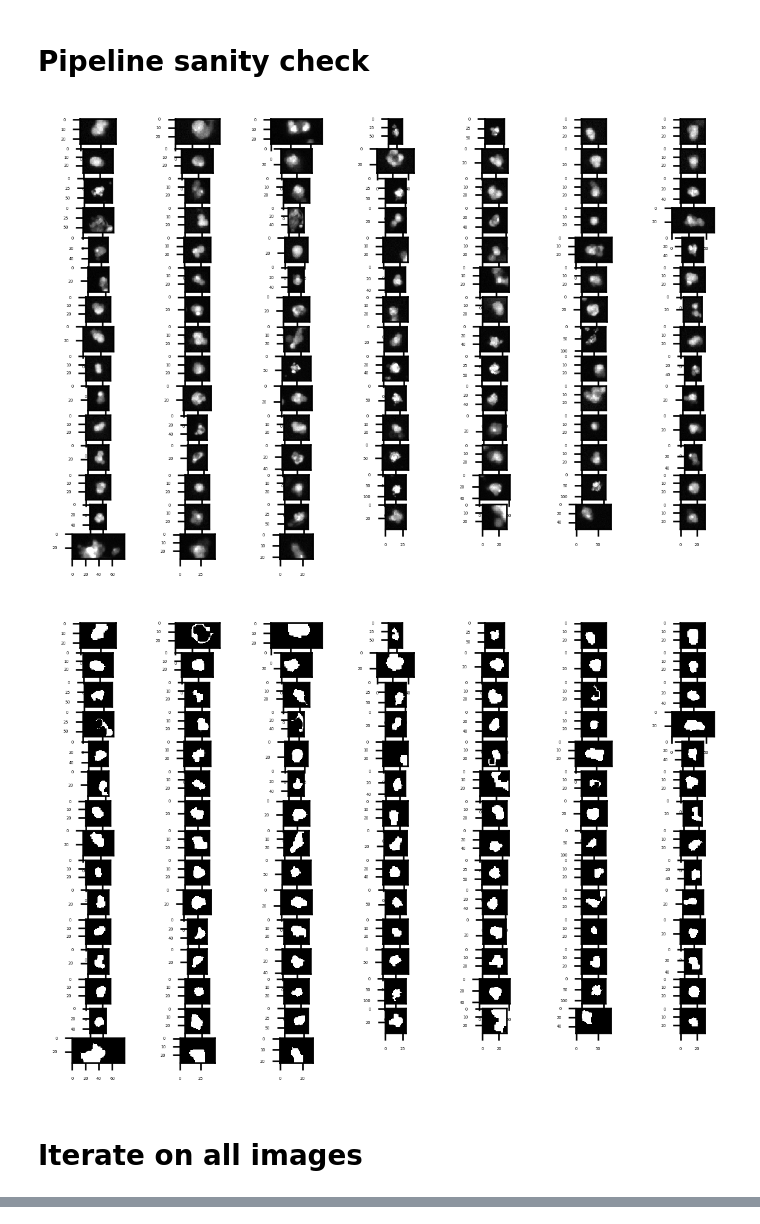
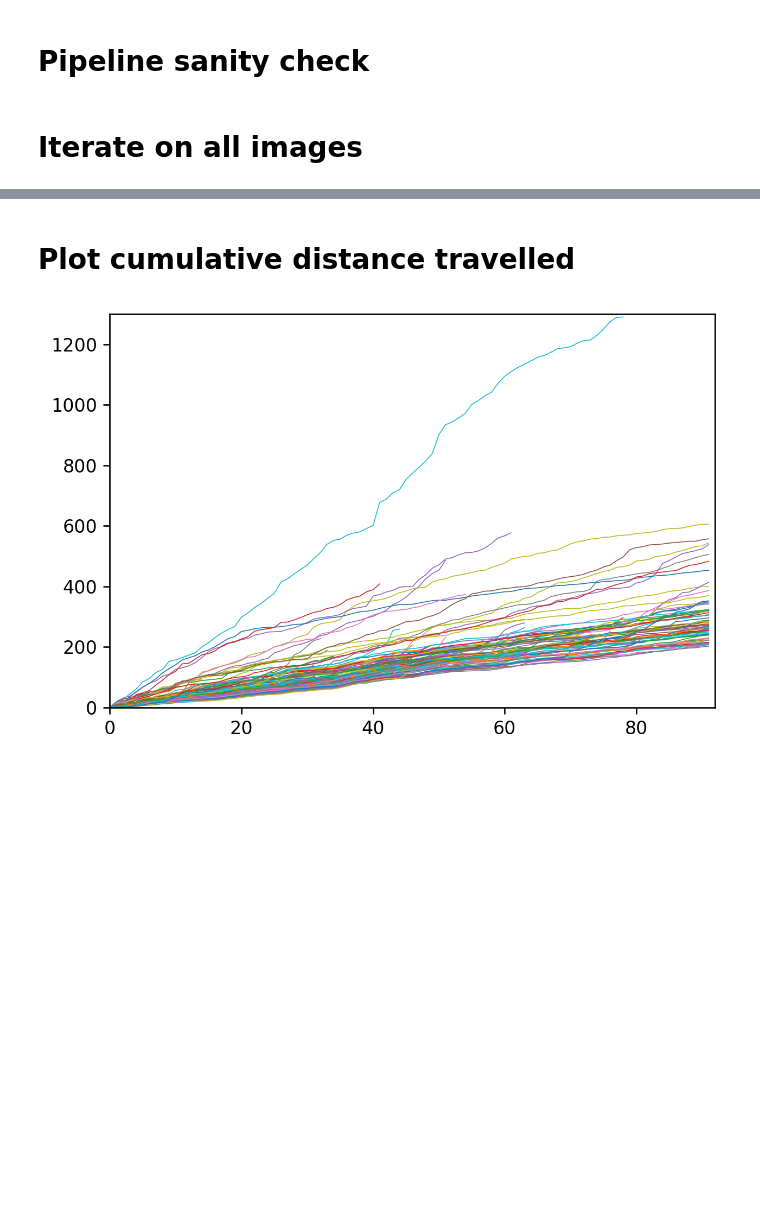
Before and after one commit to peteyeh/celltrack, a Jupyter notebook: feature_extract.ipynb, the cells around one changed output, grey strips where cells are left out. Cells and saved outputs as stored; diff of their text form; code cells hidden in the pictures; blank space fills up the shorter version.

```diff
--- a/feature_extract.ipynb
+++ b/feature_extract.ipynb
@@ -295,11 +329,11 @@ Tracking 101 cells
 # %% [markdown]
 # Proof of Concept for Image Processing Pipeline
 # %%
-im_canny = apply_canny(rfp[1])
-im_pipeline = apply_impipeline(rfp[1])
-for i in range(10): # len(cells)):
-    x, y, box_x, box_y, state = cells[i]
-    box_canny = get_box(im_canny, x, y, box_x, box_y)
-    box_pipeline= get_box(im_pipeline, x, y, box_x, box_y)
-    display_image_array([box_canny, remove_secondary_components(box_pipeline)],
-                        columns=2, dpi=150)
+# im_canny = apply_canny(rfp[1])
+# im_pipeline = apply_impipeline(rfp[1])
+# for i in range(10): # len(cells)):
+#     x, y, box_x, box_y, merge_events, distance_travelled = cells[i]
+#     box_canny = get_box(im_canny, x, y, box_x, box_y)
+#     box_pipeline= get_box(im_pipeline, x, y, box_x, box_y)
+#     display_image_array([box_canny, remove_secondary_components(box_pipeline)],
+#                         columns=2, dpi=150)
@@ -317,31 +340,46 @@ for i in range(10): # len(cells)):
 # %% [markdown]
 # Pipeline sanity check
 # %%
-def get_sub_images(image, cells):
-    boxes = []
-    for i in range(len(cells)):
-        x, y, box_x, box_y, state = cells[i]
-        box = get_box(image, x, y, box_x, box_y)
-        boxes += [box,]
-    return boxes
+# def get_sub_images(image, cells):
+#     boxes = []
+#     for i in range(len(cells)):
+#         x, y, box_x, box_y, merge_events, distance_travelled = cells[i]
+#         box = get_box(image, x, y, box_x, box_y)
+#         boxes += [box,]
+#     return boxes
 
-raw_boxes = get_sub_images(rfp[1], cells)
-processed_boxes = get_sub_images(apply_impipeline(rfp[1]), cells)
-display_image_array(raw_boxes)
-display_image_array([remove_secondary_components(box) for box in processed_boxes])
+# raw_boxes = get_sub_images(rfp[1], cells)
+# processed_boxes = get_sub_images(apply_impipeline(rfp[1]), cells)
+# display_image_array(raw_boxes)
+# display_image_array([remove_secondary_components(box) for box in processed_boxes])
-# %% [output]
-[figure, removed]
-[figure, removed]
 # %% [markdown]
 # Iterate on all images
 # %%
-gif_buffer = []
+cumulative_distance = np.zeros((len(cells), len(rfp)))
+
 for i in range(1, len(rfp)):
     image = rfp[i]
-    update_tracking(image, cells, debug=False)
+    update_tracking(image, cells)
+    cumulative_distance[:,i] = cells[:,5]
     dedup_centroids(image, cells)
     display_centroids(image, cells, save_name=str(i))
     gif_buffer.append(add_centroids_and_boxes_to_image(image, cells, gif_mode=True))
+
 imageio.mimsave('centroids.gif', gif_buffer, duration=0.4)
 # %% [markdown]
 ![](centroids.gif)
+# %% [markdown]
+# Plot cumulative distance travelled
+# %%
+plt.rcParams.update({'font.size': 10})
+plt.figure(dpi=240)
+plt.xlim([0, len(rfp)])
+plt.ylim([0, np.max(cumulative_distance)+10])
+for cell in cumulative_distance:
+    if -1 in cell:
+        cell = cell[:np.where(cell==-1)[0][0]]
+    plt.plot(cell, linewidth=0.5)
+plt.show()
+plt.close()
+# %% [output]
+[figure, added]
```
Also changed, not shown: parts of 6 cells of this notebook, 2 other files.
